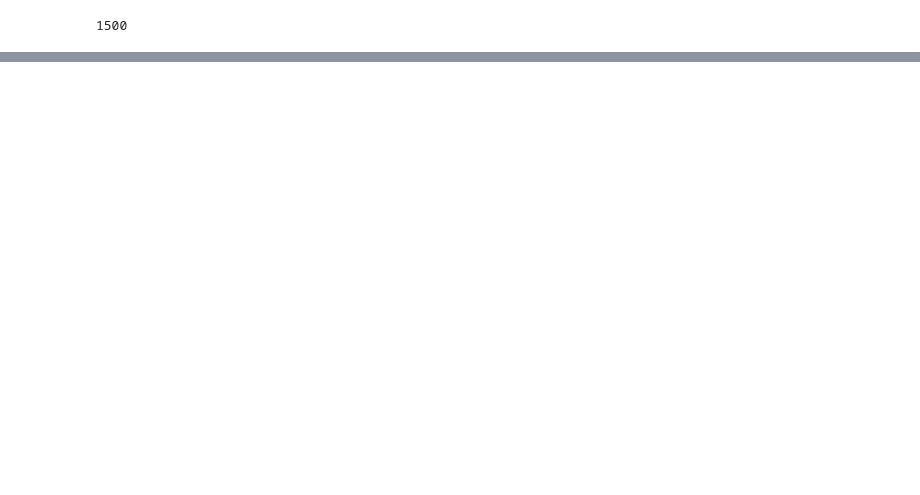
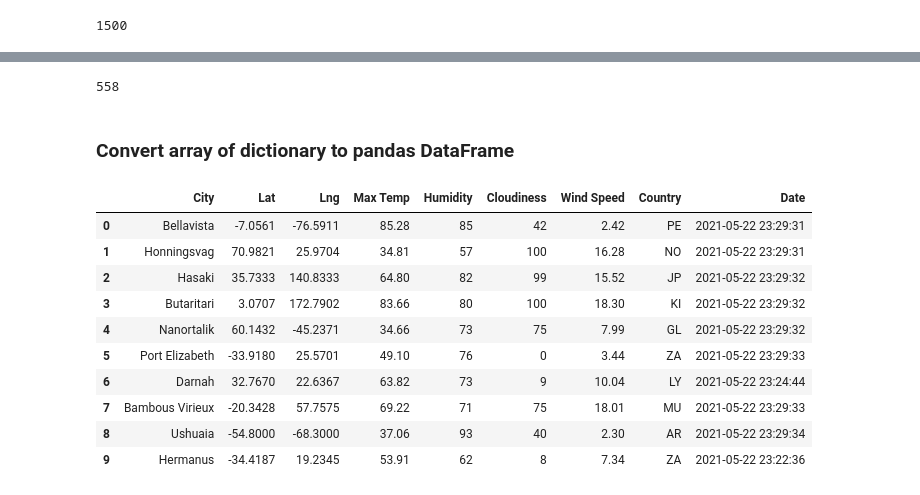
Before and after one commit to krishnakalisarkar/World_Weather_Analysis, a Jupyter notebook: WeatherPy.ipynb, the cells around one changed output, grey strips where cells are left out. Cells and saved outputs as stored; diff of their text form; code cells hidden in the pictures; blank space fills up the shorter version.

```diff
--- a/WeatherPy.ipynb
+++ b/WeatherPy.ipynb
@@ -32,3 +50,8 @@ print(coordinates[0])
 # %%
 # Use the citipy module to determine city based on latitude and longitude.
 from citipy import citipy
+# %%
+# Create an endpoint URL for a city.
+city_url = url + "&q=" + "Boston"
+city_weather = requests.get(city_url)
+city_weather.json()
@@ -70,3 +154,37 @@ for i, city in enumerate(cities):
     print(f"Processing Record {record_count} of Set {set_count} | {city}")
     # Add 1 to the record count.
     record_count += 1
+    # Run an API request for each of the cities.
+    try:
+        # Parse the JSON and retrieve data.
+        city_weather = requests.get(city_url).json()
+        # Parse out the needed data.
+        city_lat = city_weather["coord"]["lat"]
+        city_lng = city_weather["coord"]["lon"]
+        city_max_temp = city_weather["main"]["temp_max"]
+        city_humidity = city_weather["main"]["humidity"]
+        city_clouds = city_weather["clouds"]["all"]
+        city_wind = city_weather["wind"]["speed"]
+        city_country = city_weather["sys"]["country"]
+        # Convert the date to ISO standard.
+        city_date = datetime.utcfromtimestamp(city_weather["dt"]).strftime('%Y-%m-%d %H:%M:%S')
+        # Append the city information into city_data list.
+        city_data.append({"City": city.title(),
+                          "Lat": city_lat,
+                          "Lng": city_lng,
+                          "Max Temp": city_max_temp,
+                          "Humidity": city_humidity,
+                          "Cloudiness": city_clouds,
+                          "Wind Speed": city_wind,
+                          "Country": city_country,
+                          "Date": city_date})
+
+# If an error is experienced, skip the city.
+    except:
+        print("City not found. Skipping...")
+        pass
+
+# Indicate that Data Loading is complete.
+print("-----------------------------")
+print("Data Retrieval Complete      ")
+print("-----------------------------")
@@ -72,0 +209,22 @@ for i, city in enumerate(cities):
+# %%
+len(city_data)
+# %% [output]
+558
+# %% [markdown]
+### Convert array of dictionary to pandas DataFrame
+# %%
+# Convert the array of dictionaries to a Pandas DataFrame.
+city_data_df = pd.DataFrame(city_data)
+city_data_df.head(10)
+# %% [output]
+|  | City | Lat | Lng | Max Temp | Humidity | Cloudiness | Wind Speed | Country | Date |
+| 0 | Bellavista | -7.0561 | -76.5911 | 85.28 | 85 | 42 | 2.42 | PE | 2021-05-22 23:29:31 |
+| 1 | Honningsvag | 70.9821 | 25.9704 | 34.81 | 57 | 100 | 16.28 | NO | 2021-05-22 23:29:31 |
+| 2 | Hasaki | 35.7333 | 140.8333 | 64.80 | 82 | 99 | 15.52 | JP | 2021-05-22 23:29:32 |
+| 3 | Butaritari | 3.0707 | 172.7902 | 83.66 | 80 | 100 | 18.30 | KI | 2021-05-22 23:29:32 |
+| 4 | Nanortalik | 60.1432 | -45.2371 | 34.66 | 73 | 75 | 7.99 | GL | 2021-05-22 23:29:32 |
+| 5 | Port Elizabeth | -33.9180 | 25.5701 | 49.10 | 76 | 0 | 3.44 | ZA | 2021-05-22 23:29:33 |
+| 6 | Darnah | 32.7670 | 22.6367 | 63.82 | 73 | 9 | 10.04 | LY | 2021-05-22 23:24:44 |
+| 7 | Bambous Virieux | -20.3428 | 57.7575 | 69.22 | 71 | 75 | 18.01 | MU | 2021-05-22 23:29:33 |
+| 8 | Ushuaia | -54.8000 | -68.3000 | 37.06 | 93 | 40 | 2.30 | AR | 2021-05-22 23:29:34 |
+| 9 | Hermanus | -34.4187 | 19.2345 | 53.91 | 62 | 8 | 7.34 | ZA | 2021-05-22 23:22:36 |
```
Also changed, not shown: parts of 18 cells of this notebook, 2 other files.
